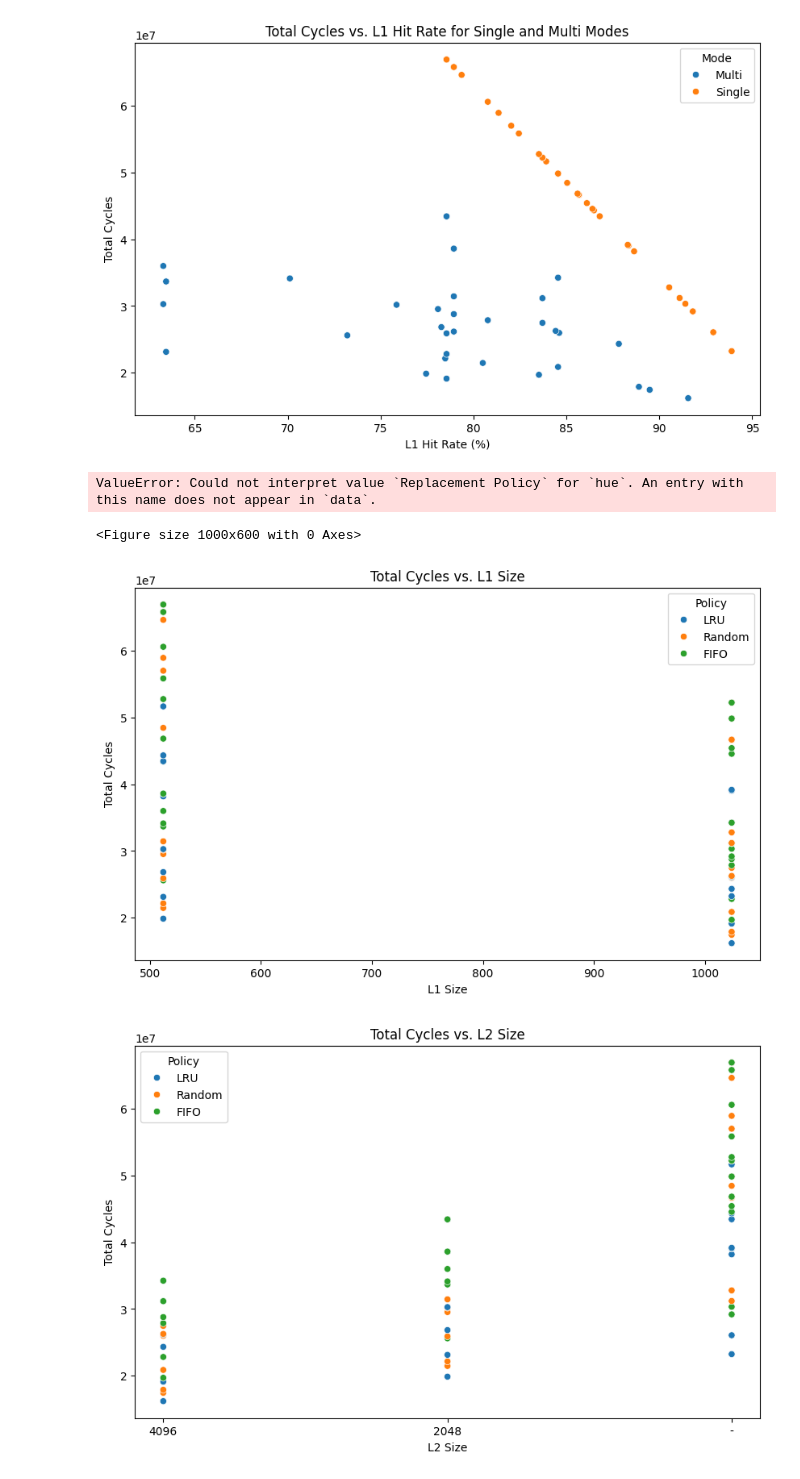
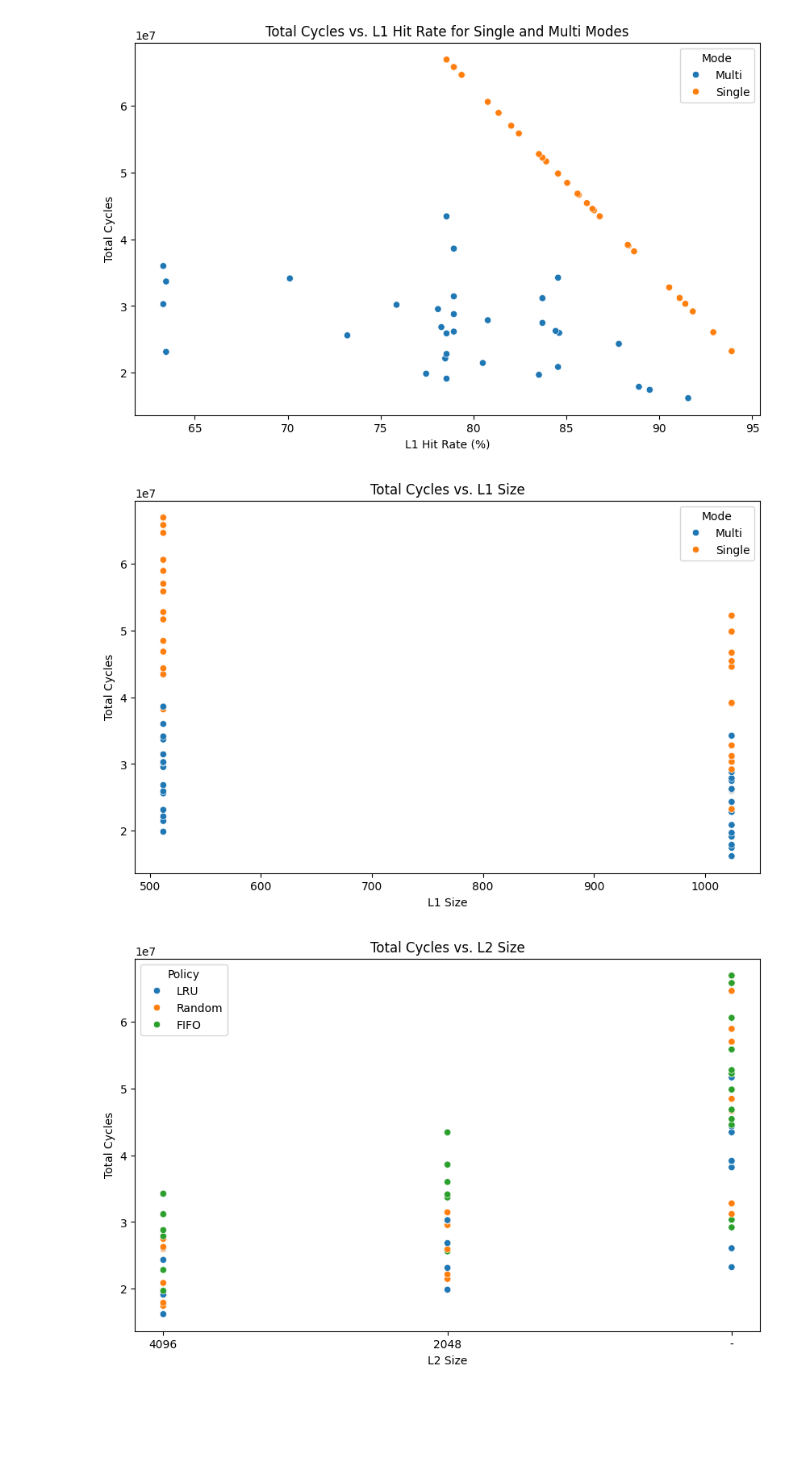
Before and after one commit to jamespradhan/cache-simulation, a Jupyter notebook: analysis.ipynb, the cells around one changed output. Drawn from its saved outputs; the diff is of its cells as text; code cells hidden in the pictures; blank space fills up the shorter version.

```diff
--- a/analysis.ipynb
+++ b/analysis.ipynb
@@ -205,34 +204,18 @@ plt.ylabel("Total Cycles")
 plt.show()
 # %% [output]
 [figure]
-# %%
-import matplotlib.pyplot as plt
-import seaborn as sns
-
-plt.figure(figsize=(10, 6))
-sns.scatterplot(x='L1 Size', y='Total Cycles', hue='Replacement Policy', data=df_sorted)
-plt.title('Total Cycles vs. L1 Size')
-plt.xlabel('L1 Size')
-plt.ylabel('Total Cycles')
-plt.show()
-# %% [output]
-ValueError: Could not interpret value `Replacement Policy` for `hue`. An entry with this name does not appear in `data`.
-<Figure size 1000x600 with 0 Axes>
 # %%
 import matplotlib.pyplot as plt
 import seaborn as sns
 
 plt.figure(figsize=(10, 6))
-# Check if 'Replacement Policy' is the actual column name,
-# if not replace with the correct name.
-# For example if the name is 'Policy'
-sns.scatterplot(x='L1 Size', y='Total Cycles', hue='Policy', data=df_sorted)
+sns.scatterplot(x='L1 Size', y='Total Cycles', hue='Mode', data=df_sorted)
 plt.title('Total Cycles vs. L1 Size')
 plt.xlabel('L1 Size')
 plt.ylabel('Total Cycles')
 plt.show()
 # %% [output]
-[figure, old version]
+[figure, new version]
 # %%
 import matplotlib.pyplot as plt
 import seaborn as sns
```
Also changed, not shown: parts of 4 cells of this notebook.
